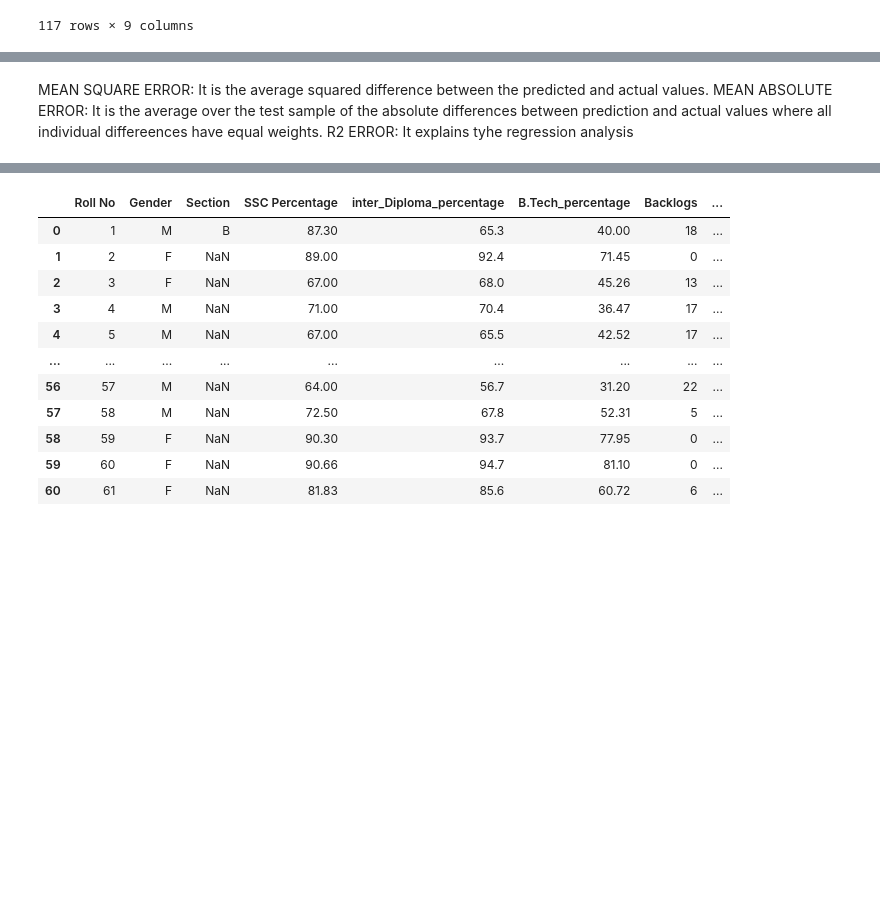
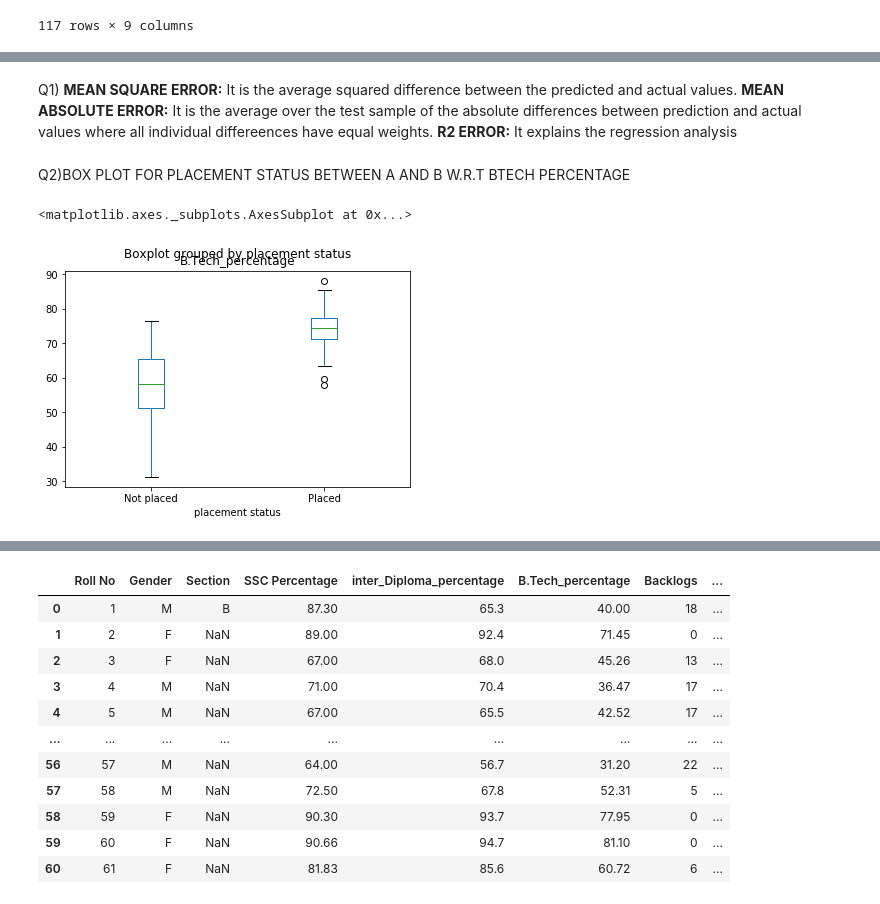
Before and after one commit to 19PA1A0495/10-03-2020, a Jupyter notebook: linear_regression.ipynb, the cells around one changed output, grey strips where cells are left out. Saved outputs shown, nothing was run; the diff lists cells and outputs as text; code cells hidden in the pictures; blank space fills up the shorter version.

```diff
--- a/linear_regression.ipynb
+++ b/linear_regression.ipynb
@@ -26,4 +38,12 @@ data
 # %% [markdown]
-MEAN SQUARE ERROR: It is the average squared difference between the predicted and actual values.
-MEAN ABSOLUTE ERROR: It is the average over the test sample of the absolute differences between prediction and actual values where all individual differeences have equal weights.
-R2 ERROR: It explains tyhe regression analysis
+Q1)
+**MEAN SQUARE ERROR:** It is the average squared difference between the predicted and actual values.
+**MEAN ABSOLUTE ERROR:** It is the average over the test sample of the absolute differences between prediction and actual values where all individual differeences have equal weights.
+**R2 ERROR:** It explains the regression analysis
+# %% [markdown]
+Q2)BOX PLOT FOR PLACEMENT STATUS BETWEEN A AND B W.R.T BTECH PERCENTAGE
+# %%
+data.boxplot(by ='placement status' , column =['B.Tech_percentage'], grid = False )
+# %% [output]
+<matplotlib.axes._subplots.AxesSubplot at 0x...>
+[figure, added]
```
Also changed, not shown: parts of 10 cells of this notebook.
